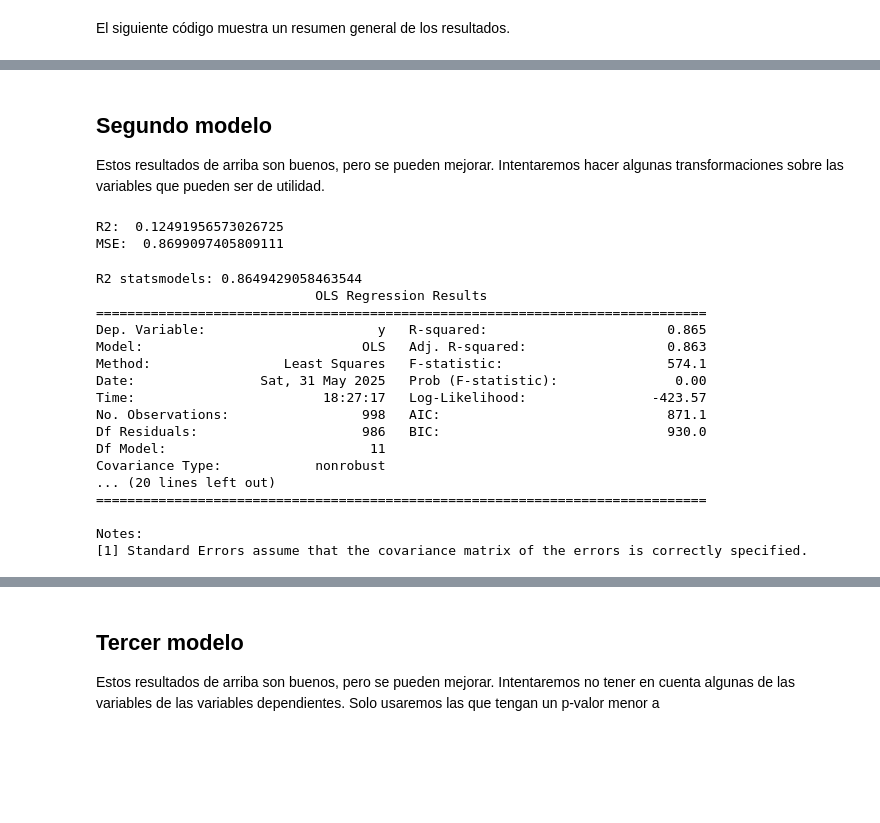
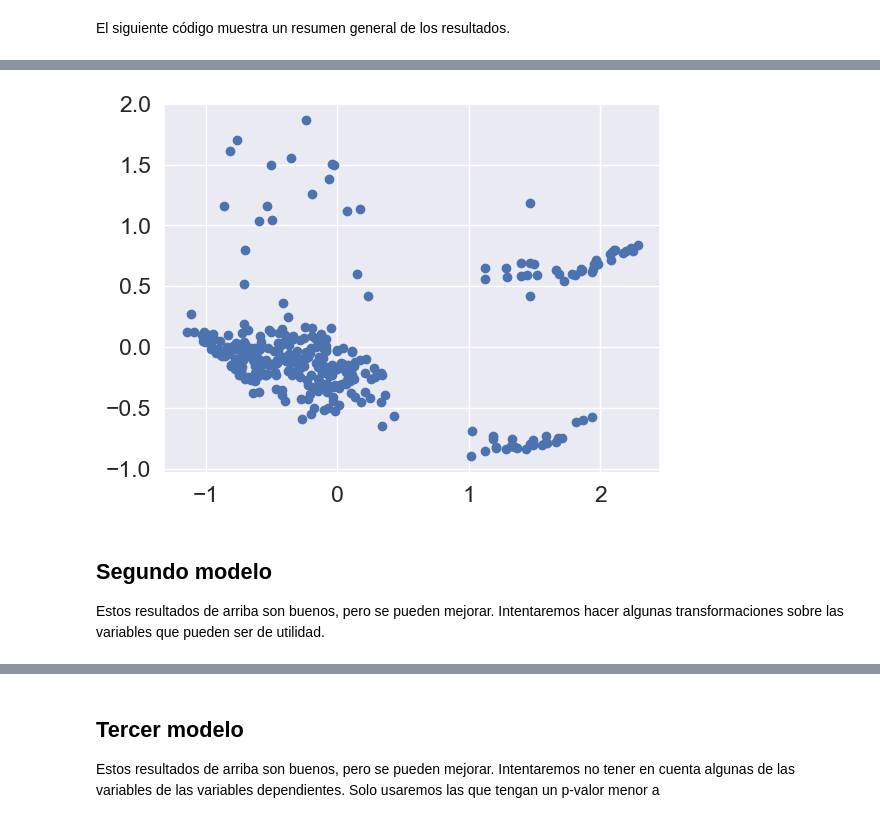
Before and after one commit to stebanca1998/regresion_lineal, a Jupyter notebook: notebooks/0-regresion_lineal.ipynb, the cells around one changed output, grey strips where cells are left out. Saved outputs shown, nothing was run; the diff lists cells and outputs as text; code cells hidden in the pictures; blank space fills up the shorter version.

Commit message:
Use utils to train models and see results

```diff
--- a/notebooks/0-regresion_lineal.ipynb
+++ b/notebooks/0-regresion_lineal.ipynb
@@ -103,7 +103,7 @@ Generar el primer modelo con todas las variables independientes
 # %%
 X_cols = list(set(df.columns)-set(['charges']))
 y_col = ['charges']
-model_1, X_train, X_test, y_train, y_test = EntrenarModelo(X_cols,y_col,df)
-y_pred = model_1.predict(X_test)
+
+model_1 = Modelo(df,X_cols,y_col)
 # %%
 #Verificamos las dimensiones de nuestro data predichos
@@ -174,3 +143,7 @@ plt.show()
+# %%
+model_1.GetResidualsPlot()
+# %% [output]
+[figure, added]
 # %% [markdown]
 ## Segundo modelo
 Estos resultados de arriba son buenos, pero se pueden mejorar. Intentaremos hacer algunas transformaciones sobre las variables que pueden ser de utilidad.
@@ -187,41 +159,0 @@ y_pred_2 = model_2.predict(X_test_2)
-# %%
-mse_2 = metrics.mean_squared_error(y_test_2,y_pred_2)
-r2_2 = metrics.r2_score(y_test_2,y_pred_2)
-
-print("R2: ", mse_2)
-print("MSE: ", r2_2)
-# %% [output]
-R2:  0.12491956573026725
-MSE:  0.8699097405809111
-# %%
-#Create a copy DF to pass to statsmodel
-X_train_const = pd.DataFrame(X_train_2, columns=X_cols_2)
-# Add and intercept constant
-X_train_sm = sm.add_constant(X_train_const)
-
-# Adjust model
-ols_model = sm.OLS(y_train_2, X_train_sm).fit()
-
-# Ver el R2
-print("R2 statsmodels:", ols_model.rsquared)
-
-# Shows the summary
-print(ols_model.summary())
-# %% [output]
-R2 statsmodels: 0.8649429058463544
-                            OLS Regression Results
-==============================================================================
-Dep. Variable:                      y   R-squared:                       0.865
-Model:                            OLS   Adj. R-squared:                  0.863
-Method:                 Least Squares   F-statistic:                     574.1
-Date:                Sat, 31 May 2025   Prob (F-statistic):               0.00
-Time:                        18:27:17   Log-Likelihood:                -423.57
-No. Observations:                 998   AIC:                             871.1
-Df Residuals:                     986   BIC:                             930.0
-Df Model:                          11
-Covariance Type:            nonrobust
-... (20 lines left out)
-==============================================================================
-
-Notes:
-[1] Standard Errors assume that the covariance matrix of the errors is correctly specified.
```
Also changed, not shown: parts of 20 cells of this notebook.
